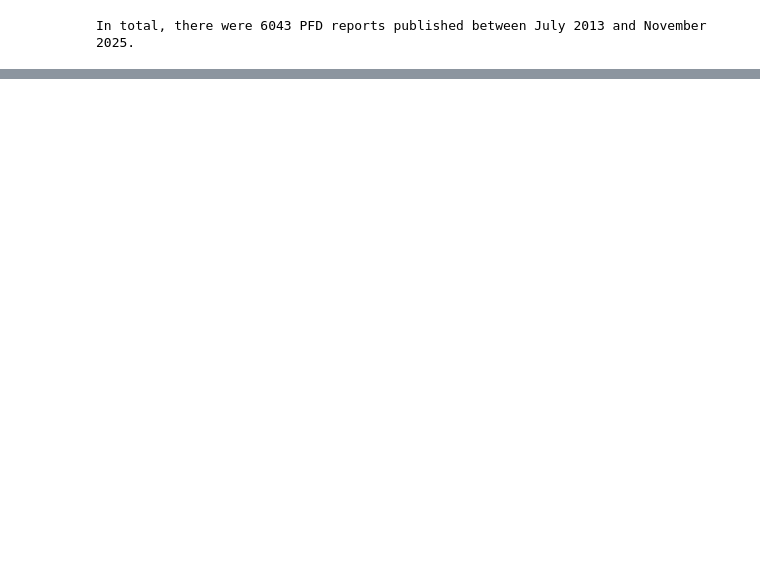
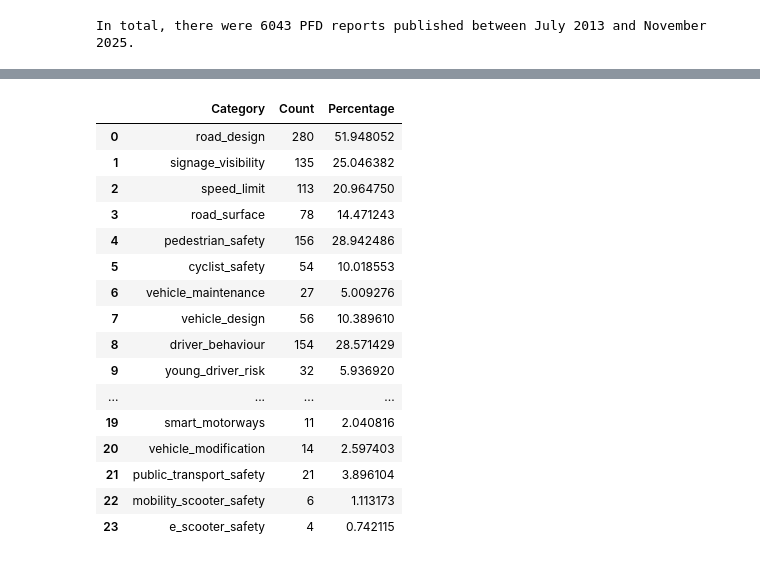
Before and after one commit to Sam-Osian/PFD-toolkit, a Jupyter notebook: scripts/misc/road_traffic.ipynb, the cells around one changed output, grey strips where cells are left out. Drawn from its saved outputs; the diff is of its cells as text; code cells hidden in the pictures; blank space fills up the shorter version.

```diff
--- a/scripts/misc/road_traffic.ipynb
+++ b/scripts/misc/road_traffic.ipynb
@@ -43,0 +42,26 @@ extractor.count(measure="tokens", as_="hist", threshold=2000)
+# %%
+extra_instructions = """
+All reports are road traffic deaths. Discover sub-themes within this topic.
+
+Make sure themes are not overlapping; each must be wholly distinct.
+
+Use British English.
+"""
+
+
+seed_topics = """
+Poor eyesight;
+Failure to communicate or notify DVLA of something
+
+If present, both of these must be distinct themes, not incorporated into a different theme.
+"""
+
+llm_client.model = "gpt-4.1"
+extractor.llm=llm_client
+
+IdentifiedThemes = extractor.discover_themes(extra_instructions=extra_instructions,
+                                             trim_intensity="none",
+                                             truncate=500000,
+                                             seed_topics=seed_topics)
+
+print(extractor.identified_themes)
@@ -43,0 +108,20 @@ extractor.count(measure="tokens", as_="hist", threshold=2000)
+# %%
+extractor.tabulate()
+# %% [output]
+|  | Category | Count | Percentage |
+| 0 | road_design | 280 | 51.948052 |
+| 1 | signage_visibility | 135 | 25.046382 |
+| 2 | speed_limit | 113 | 20.964750 |
+| 3 | road_surface | 78 | 14.471243 |
+| 4 | pedestrian_safety | 156 | 28.942486 |
+| 5 | cyclist_safety | 54 | 10.018553 |
+| 6 | vehicle_maintenance | 27 | 5.009276 |
+| 7 | vehicle_design | 56 | 10.389610 |
+| 8 | driver_behaviour | 154 | 28.571429 |
+| 9 | young_driver_risk | 32 | 5.936920 |
+| ... | ... | ... | ... |
+| 19 | smart_motorways | 11 | 2.040816 |
+| 20 | vehicle_modification | 14 | 2.597403 |
+| 21 | public_transport_safety | 21 | 3.896104 |
+| 22 | mobility_scooter_safety | 6 | 1.113173 |
+| 23 | e_scooter_safety | 4 | 0.742115 |
```
Also changed, not shown: parts of 9 cells of this notebook, 1 other file.
